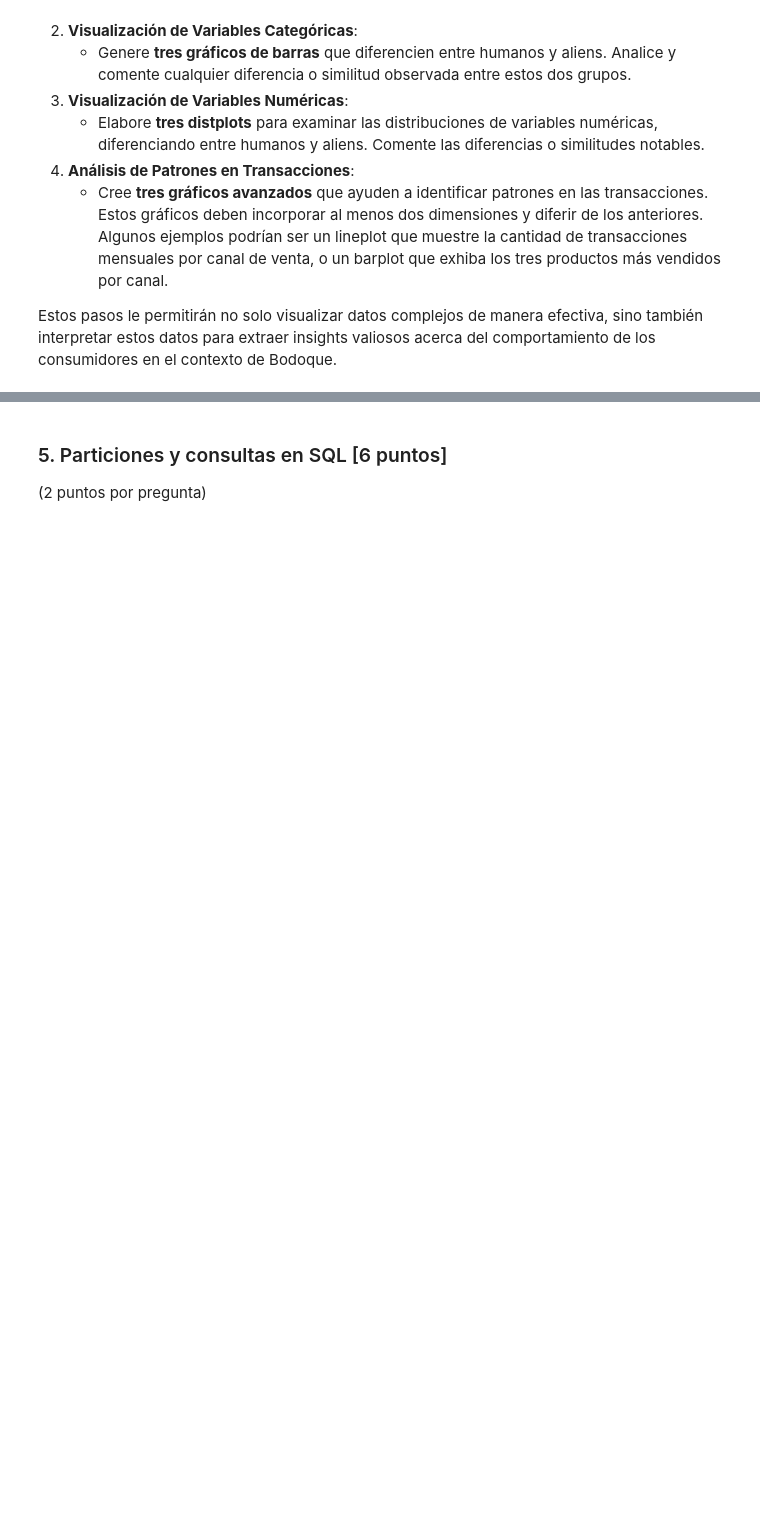
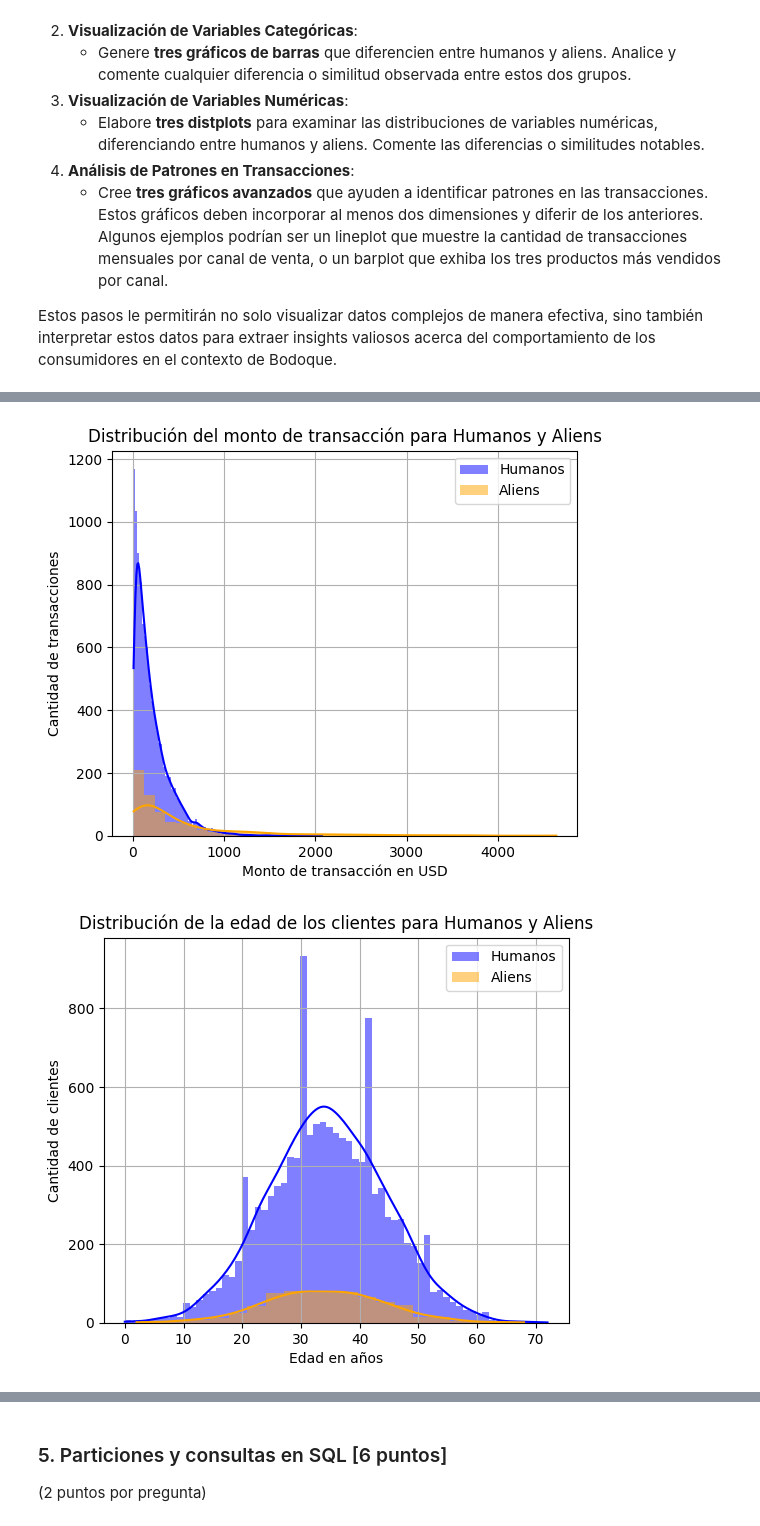
Before and after one commit to BenjaminAnguloCaro/MDS7202, a Jupyter notebook: 202404121406DFBC8E17352DB3B1__Laboratorio_4_enunciado.ipynb, the cells around one changed output, grey strips where cells are left out. Drawn from its saved outputs; the diff is of its cells as text; code cells hidden in the pictures; blank space fills up the shorter version.

```diff
--- a/202404121406DFBC8E17352DB3B1__Laboratorio_4_enunciado.ipynb
+++ b/202404121406DFBC8E17352DB3B1__Laboratorio_4_enunciado.ipynb
@@ -341,0 +381,25 @@ Estos pasos le permitirán no solo visualizar datos complejos de manera efectiva
+# %%
+# Visualización de variables numéricas: se generan distplots para examinar las distribuciones de variables numéricas que diferencian entre humanos y aliens
+import seaborn as sns
+
+# creramos subconjuntos de datos para humanos y aliens
+df_humanos = df_pd[df_pd["Is An Alien"] == False]
+df_aliens = df_pd[df_pd["Is An Alien"] == True]
+
+variables = ['Transaction Amount', 'Customer Age', 'Transaction Hour']
+strings = [[' del monto de transacción ', 'Monto de transacción en USD', 'Cantidad de transacciones'], [' de la edad de los clientes ', 'Edad en años', 'Cantidad de clientes'],
+          [' de la hora de transacción ', 'Hora en formato de 24 hrs', 'Cantidad de transacciones']]
+
+for i in range(3):
+  plt.figure(figsize=(6, 5))
+  sns.histplot(df_humanos[variables[i]], kde=True, color='blue', label='Humanos', linewidth=0, alpha=0.5)
+  sns.histplot(df_aliens[variables[i]], kde=True, color='orange', label='Aliens', linewidth=0, alpha=0.5)
+  plt.title('Distribución' + strings[i][0] + 'para Humanos y Aliens')
+  plt.xlabel(strings[i][1])
+  plt.ylabel(strings[i][2])
+  plt.legend()
+  plt.grid()
+  plt.show()
+# %% [output]
+[figure, added]
+[figure, added]
```
Also changed, not shown: parts of 10 cells of this notebook.
